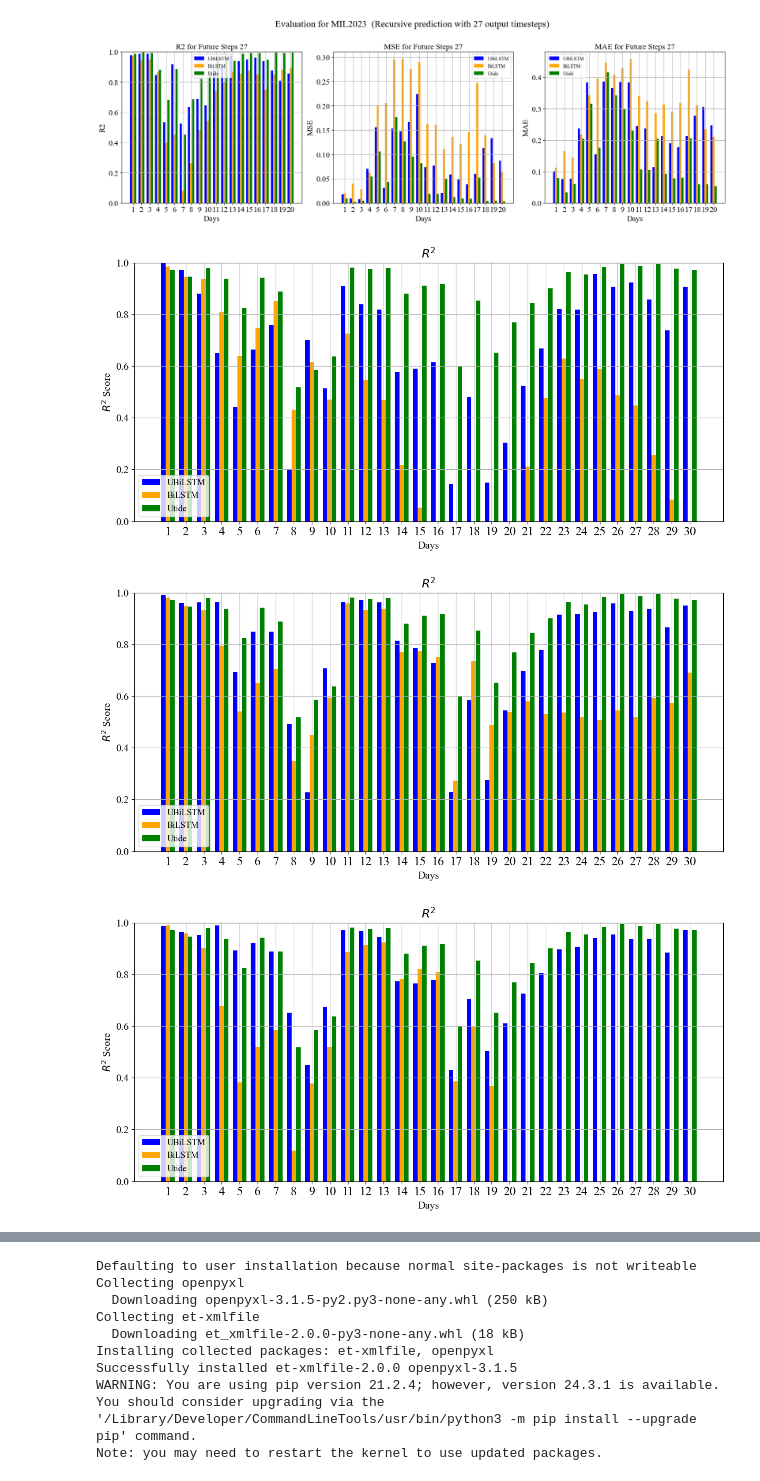
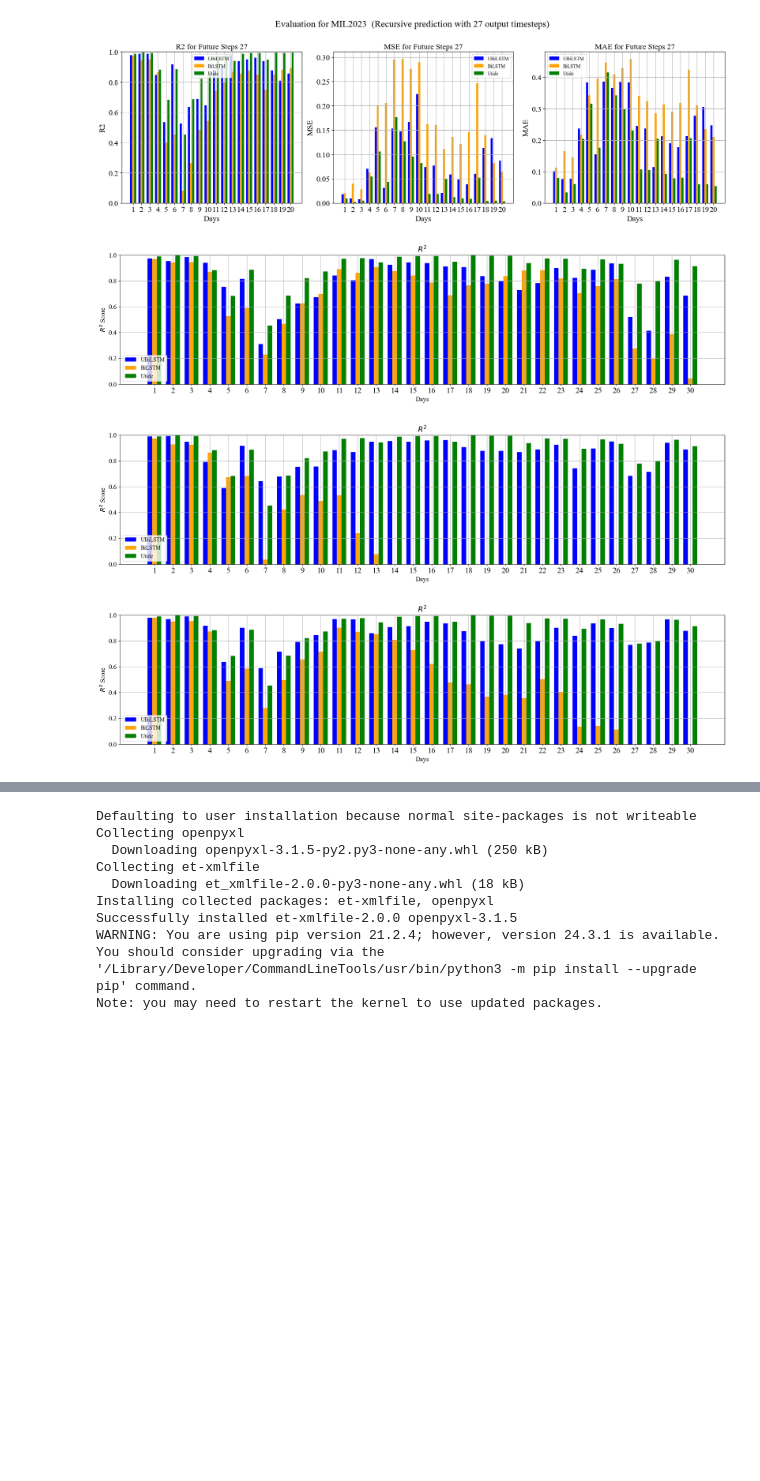
Before and after one commit to zhn66776/Tidal_try, a Jupyter notebook: data_visual.ipynb, the cells around one changed output, grey strips where cells are left out. Cells and saved outputs as stored; diff of their text form; code cells hidden in the pictures; blank space fills up the shorter version.

```diff
--- a/data_visual.ipynb
+++ b/data_visual.ipynb
@@ -285,8 +285,8 @@ import matplotlib.pyplot as plt
 from sklearn.metrics import r2_score, mean_squared_error, mean_absolute_error
 from datetime import timedelta
 
-file_with_utide = "Final_data/MIL2019_utide(20,23,25,27)(11finalfinal).csv"
-file_without_utide = "Final_data/MIL2019multi(20,23,25,27)(11final).csv"
+file_with_utide = "Final_data/MIL2023_utide(20,23,25,27)(0.5_0.5final).csv"
+file_without_utide = "Final_data/MILmulti2023(20,23,25,27)(0.5_0.5final).csv"
 
 data_with_utide = pd.read_csv(file_with_utide)
 data_without_utide = pd.read_csv(file_without_utide)
@@ -330,37 +330,37 @@ for future_steps in future_steps_list:
 results_df = pd.DataFrame(results)
 
 for future_steps in future_steps_list:
-    plt.figure(figsize=(12, 6))
+    plt.figure(figsize=(19, 5))
     plot_data = results_df[results_df['future_steps'] == future_steps]
 
     r2_with_utide = plot_data['r2_with_utide'].values
     r2_without_utide = plot_data['r2_without_utide'].values
     r2_utide = plot_data['r2_utide'].values
     x_labels = [f'{d}' for d in plot_data['day']]
     x = np.arange(len(x_labels))
     width = 0.25
 
     plt.bar(x - width, r2_with_utide, width, label='UBiLSTM', color='blue')
     plt.bar(x, r2_without_utide, width, label='BiLSTM', color='orange')
     plt.bar(x + width, r2_utide, width, label='Utide', color='green')
     # # font = {'fsmily': 'serif',
     #         'serif': 'Times New Roman',
     #         'weight': 'normal',
     #         'size': 10}
     plt.rcParams['font.family'] = 'serif'
     plt.rcParams['font.serif'] = ['Times New Roman']
     plt.title(f'$R^2$', fontsize=16)
     plt.xlabel('Days', fontsize=14)
     plt.ylabel('$R^2$ Score', fontsize=14)
     plt.xticks(fontsize=17)
     plt.yticks(fontsize=14)
     plt.xticks(x, x_labels, rotation=0)
     plt.ylim(0, 1)
     plt.legend(loc='lower left', fontsize=12)
     plt.grid(True)
     plt.tight_layout()
     plt.show()
 # %% [output]
-[figure, old version]
+[figure, new version]
-[figure, old version]
+[figure, new version]
-[figure, old version]
+[figure, new version]
```
Also changed, not shown: parts of 1 cell of this notebook, 1 other file.
